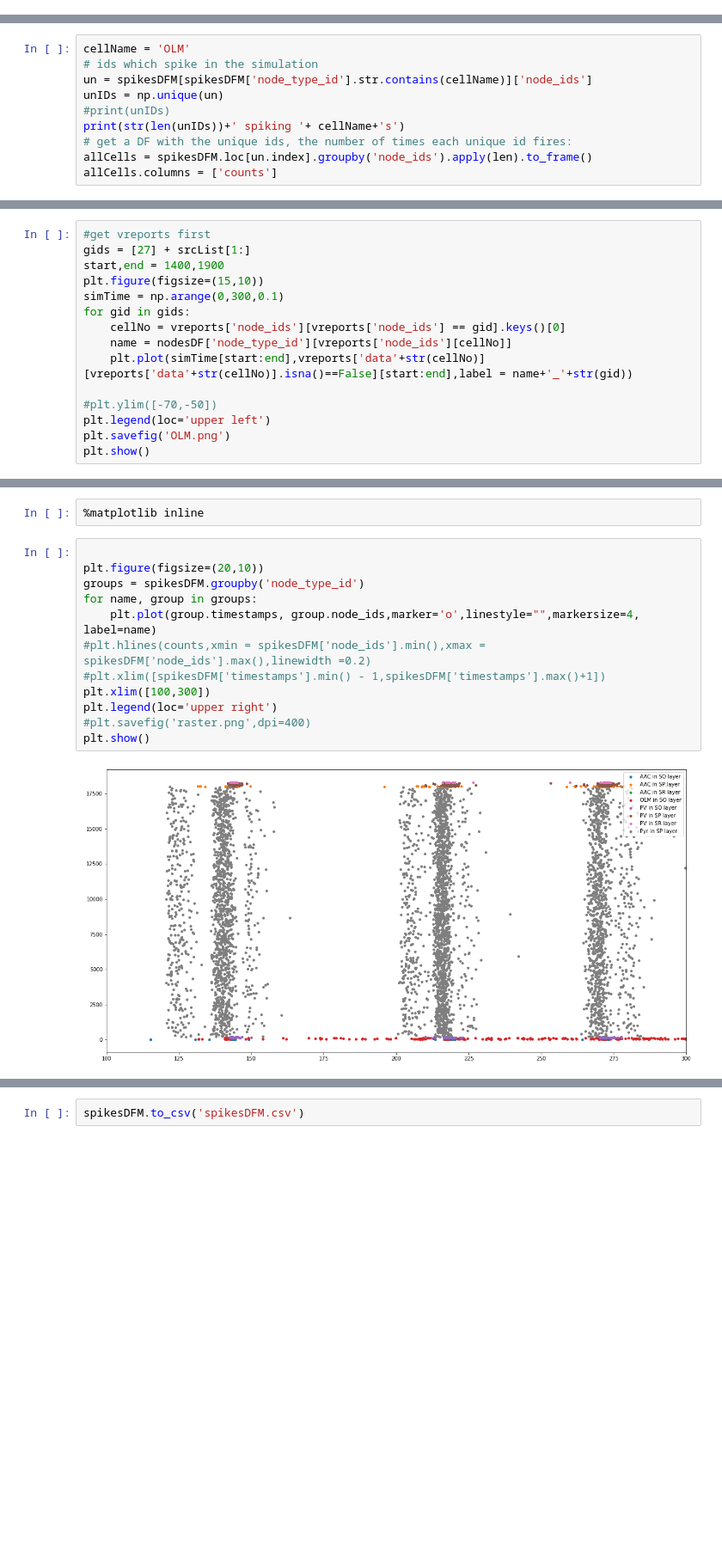
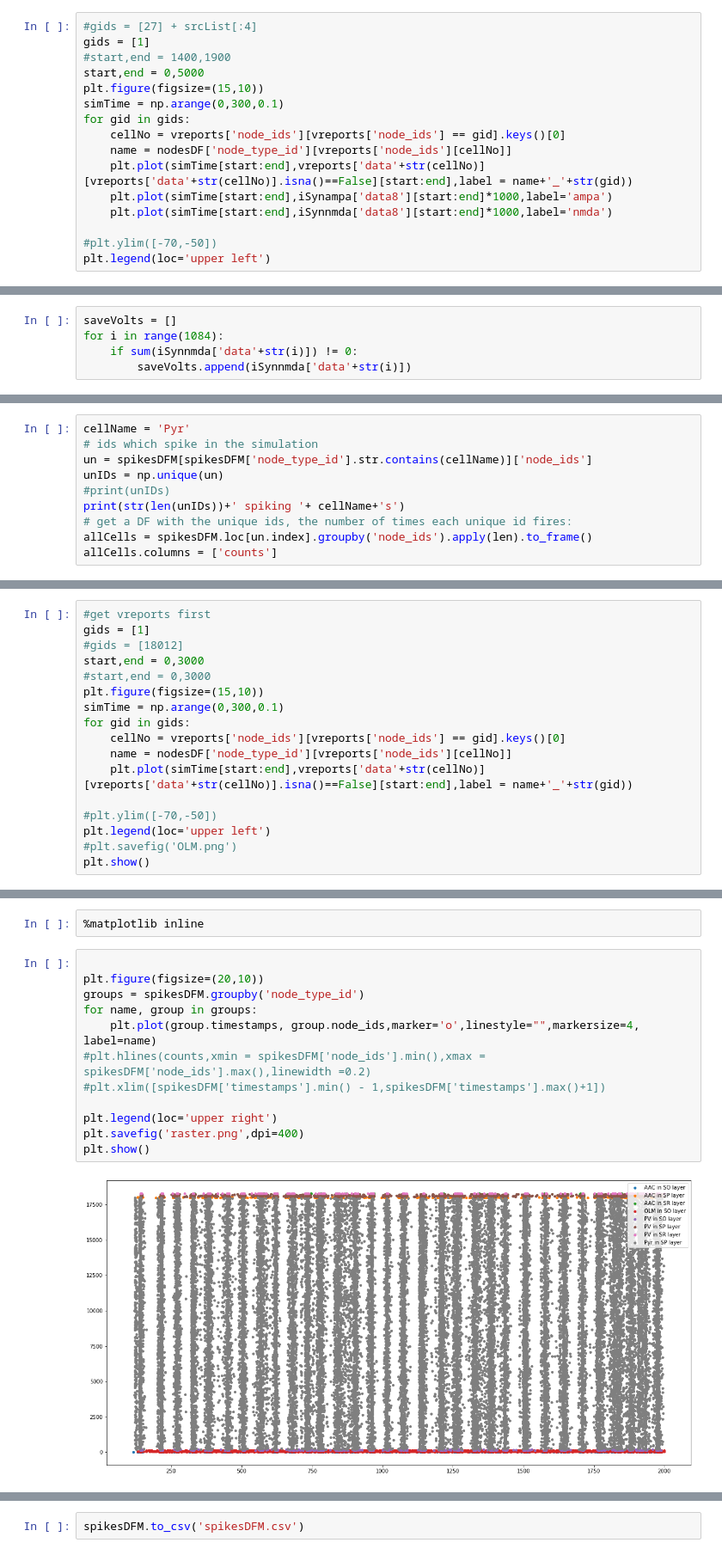
Before and after one commit to ddopp4877/CA1_model, a Jupyter notebook: CA1_exploration.ipynb, the cells around one changed output, grey strips where cells are left out. Shown at 86% size. Saved outputs shown, nothing was run; the diff lists cells and outputs as text; blank space fills up the shorter version.

```diff
--- a/CA1_exploration.ipynb
+++ b/CA1_exploration.ipynb
@@ -448,0 +493,16 @@ array([100, 101, 102, 103, 104, 105, 106, 107])
+# %%
+#gids = [27] + srcList[:4]
+gids = [1]
+#start,end = 1400,1900
+start,end = 0,5000
+plt.figure(figsize=(15,10))
+simTime = np.arange(0,300,0.1)
+for gid in gids:
+    cellNo = vreports['node_ids'][vreports['node_ids'] == gid].keys()[0]
+    name = nodesDF['node_type_id'][vreports['node_ids'][cellNo]]
+    plt.plot(simTime[start:end],vreports['data'+str(cellNo)][vreports['data'+str(cellNo)].isna()==False][start:end],label = name+'_'+str(gid))
+    plt.plot(simTime[start:end],iSynampa['data8'][start:end]*1000,label='ampa')
+    plt.plot(simTime[start:end],iSynnmda['data8'][start:end]*1000,label='nmda')
+
+#plt.ylim([-70,-50])
+plt.legend(loc='upper left')
@@ -448,0 +518,5 @@ array([100, 101, 102, 103, 104, 105, 106, 107])
+# %%
+saveVolts = []
+for i in range(1084):
+    if sum(iSynnmda['data'+str(i)]) != 0:
+        saveVolts.append(iSynnmda['data'+str(i)])
@@ -514,6 +592,6 @@ Pyr in SP layer    4362
 dtype: int64
 # %%
-cellName = 'OLM'
+cellName = 'Pyr'
 # ids which spike in the simulation
 un = spikesDFM[spikesDFM['node_type_id'].str.contains(cellName)]['node_ids']
 unIDs = np.unique(un)
@@ -552,8 +645,10 @@ f = h5py.File(os.path.join("output",'v_report.h5'), 'r')
 vreports = SaveDataToDF(f)
 # %%
 #get vreports first
-gids = [27] + srcList[1:]
-start,end = 1400,1900
+gids = [1]
+#gids = [18012]
+start,end = 0,3000
+#start,end = 0,3000
 plt.figure(figsize=(15,10))
 simTime = np.arange(0,300,0.1)
 for gid in gids:
@@ -563,6 +658,6 @@ for gid in gids:
 
 #plt.ylim([-70,-50])
 plt.legend(loc='upper left')
-plt.savefig('OLM.png')
+#plt.savefig('OLM.png')
 plt.show()
 # %% [output]
@@ -684,14 +783,14 @@ for cells in spikesDFM['node_ids']:
 # %%
 
 plt.figure(figsize=(20,10))
 groups = spikesDFM.groupby('node_type_id')
 for name, group in groups:
     plt.plot(group.timestamps, group.node_ids,marker='o',linestyle="",markersize=4, label=name)
 #plt.hlines(counts,xmin = spikesDFM['node_ids'].min(),xmax = spikesDFM['node_ids'].max(),linewidth =0.2)
 #plt.xlim([spikesDFM['timestamps'].min() - 1,spikesDFM['timestamps'].max()+1])
-plt.xlim([100,300])
+
 plt.legend(loc='upper right')
-#plt.savefig('raster.png',dpi=400)
+plt.savefig('raster.png',dpi=400)
 plt.show()
 # %% [output]
-[figure, old version]
+[figure, new version]
```
Also changed, not shown: parts of 30 cells of this notebook, 12 other files.
